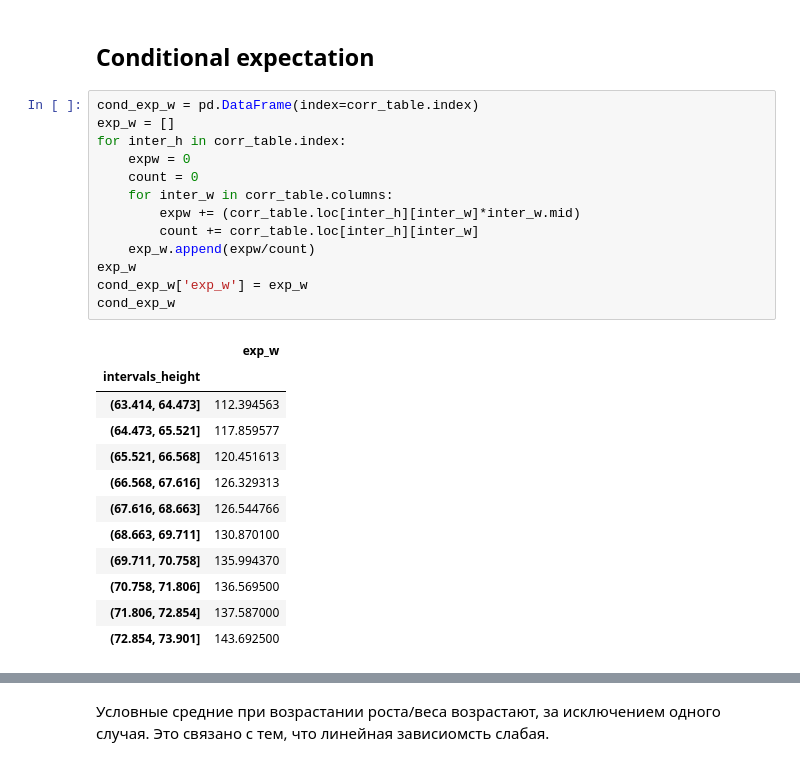
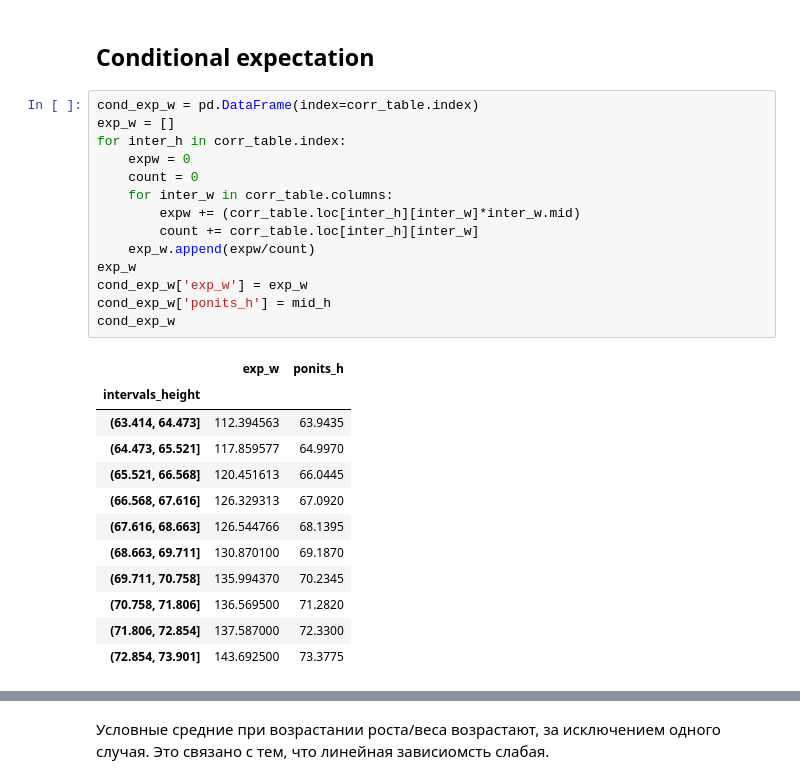
Before and after one commit to KVitaliiy/mathematical_statistic, a Jupyter notebook: lab4-linear_regression/lab4.ipynb, the cells around one changed output, grey strips where cells are left out. Cells and saved outputs as stored; diff of their text form.

```diff
--- a/lab4-linear_regression/lab4.ipynb
+++ b/lab4-linear_regression/lab4.ipynb
@@ -90,29 +90,30 @@ mid_w = [inter.mid for inter in corr_table.columns]
 # %%
 cond_exp_w = pd.DataFrame(index=corr_table.index)
 exp_w = []
 for inter_h in corr_table.index:
     expw = 0
     count = 0
     for inter_w in corr_table.columns:
         expw += (corr_table.loc[inter_h][inter_w]*inter_w.mid)
         count += corr_table.loc[inter_h][inter_w]
     exp_w.append(expw/count)
 exp_w
 cond_exp_w['exp_w'] = exp_w
+cond_exp_w['ponits_h'] = mid_h
 cond_exp_w
 # %% [output]
-|  | exp_w |
-| intervals_height |  |
-| (63.414, 64.473] | 112.394563 |
-| (64.473, 65.521] | 117.859577 |
-| (65.521, 66.568] | 120.451613 |
-| (66.568, 67.616] | 126.329313 |
-| (67.616, 68.663] | 126.544766 |
-| (68.663, 69.711] | 130.870100 |
-| (69.711, 70.758] | 135.994370 |
-| (70.758, 71.806] | 136.569500 |
-| (71.806, 72.854] | 137.587000 |
-| (72.854, 73.901] | 143.692500 |
+|  | exp_w | ponits_h |
+| intervals_height |  |  |
+| (63.414, 64.473] | 112.394563 | 63.9435 |
+| (64.473, 65.521] | 117.859577 | 64.9970 |
+| (65.521, 66.568] | 120.451613 | 66.0445 |
+| (66.568, 67.616] | 126.329313 | 67.0920 |
+| (67.616, 68.663] | 126.544766 | 68.1395 |
+| (68.663, 69.711] | 130.870100 | 69.1870 |
+| (69.711, 70.758] | 135.994370 | 70.2345 |
+| (70.758, 71.806] | 136.569500 | 71.2820 |
+| (71.806, 72.854] | 137.587000 | 72.3300 |
+| (72.854, 73.901] | 143.692500 | 73.3775 |
 # %%
 cond_exp_h = pd.DataFrame(index=corr_table.columns)
 exp_h = []
```
Also changed, not shown: parts of 18 cells of this notebook.
